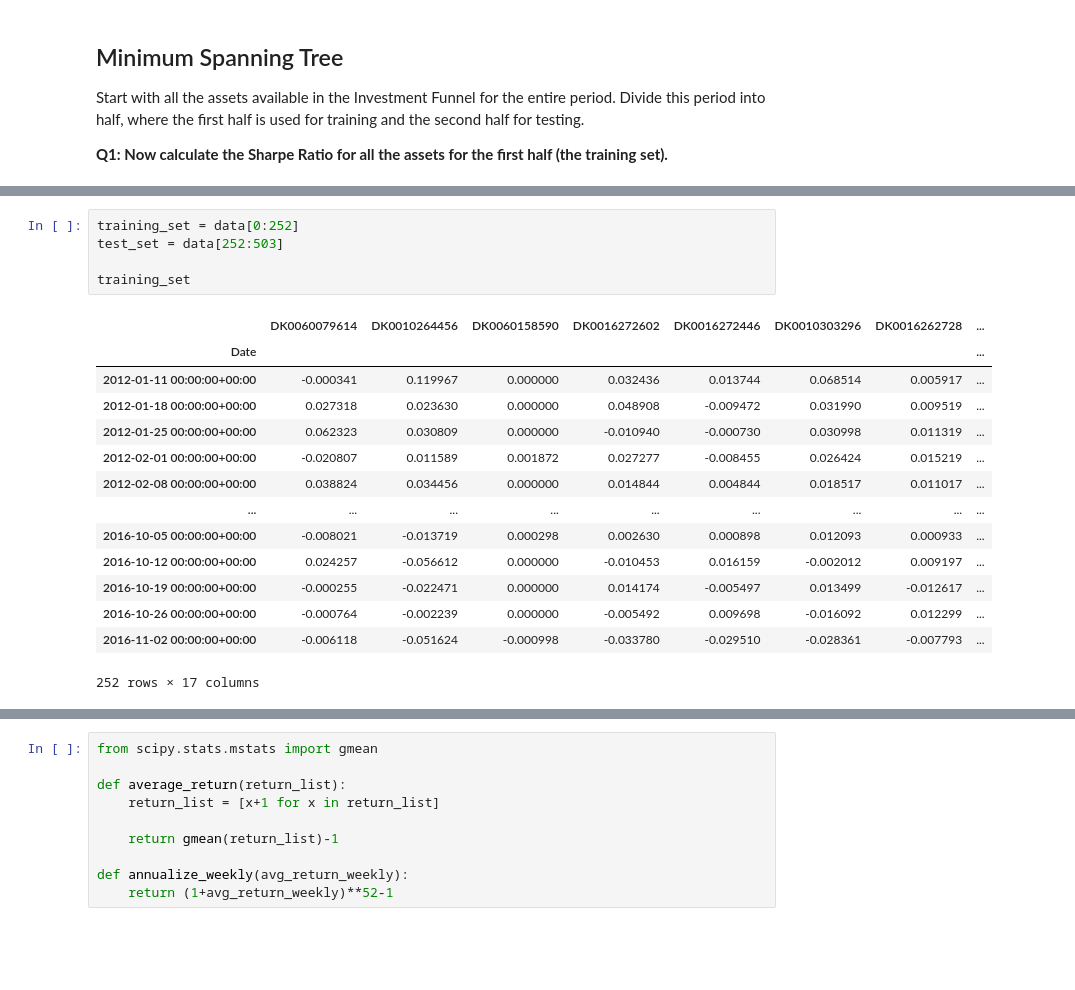
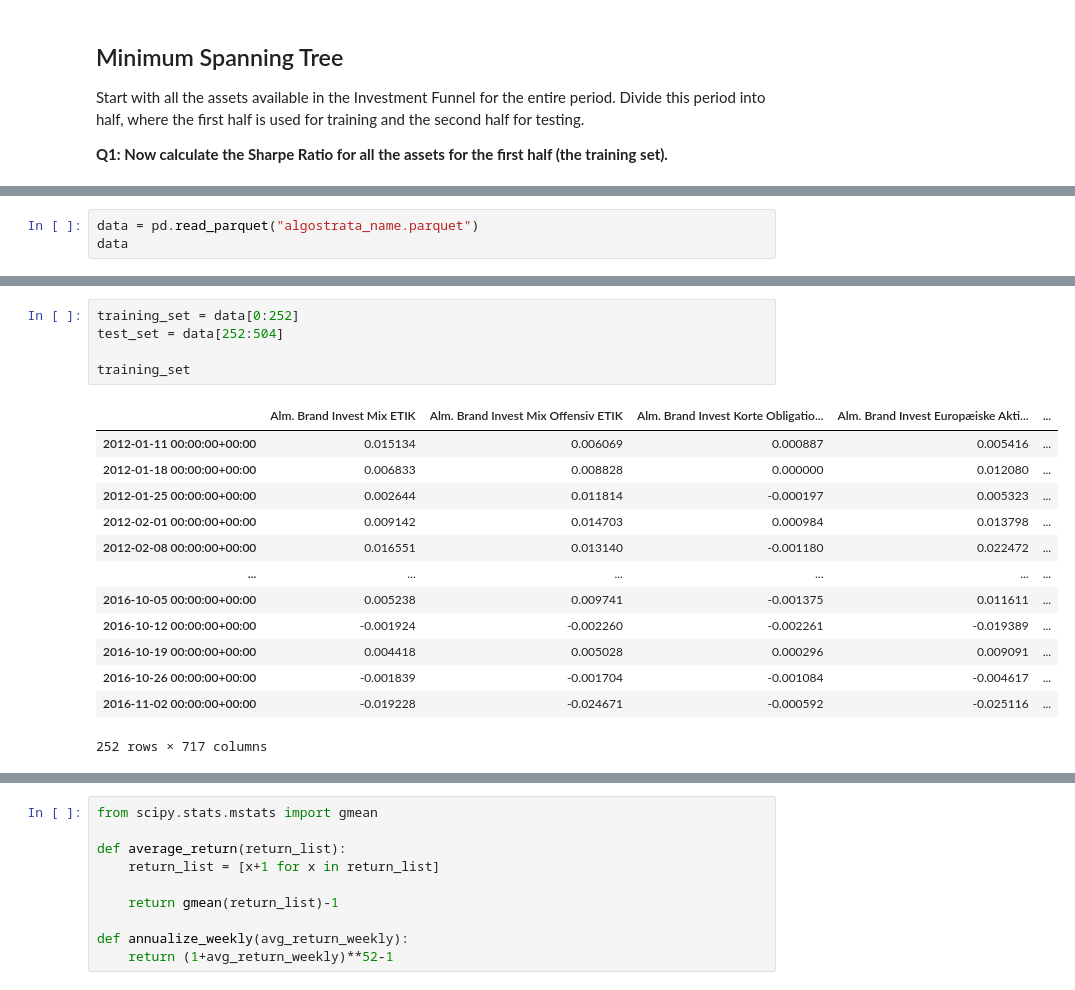
Before and after one commit to jennyjyu/financial-engineering, a Jupyter notebook: Project 3/Project 3.ipynb, the cells around one changed output, grey strips where cells are left out. Drawn from its saved outputs; the diff is of its cells as text; blank space fills up the shorter version.

```diff
--- a/Project 3/Project 3.ipynb
+++ b/Project 3/Project 3.ipynb
@@ -31,0 +15,3 @@ data
+# %%
+data = pd.read_parquet("algostrata_name.parquet")
+data
@@ -32,20 +32,19 @@ data
 # %%
 training_set = data[0:252]
-test_set = data[252:503]
+test_set = data[252:504]
 
 training_set
 # %% [output]
-|  | DK0060079614 | DK0010264456 | DK0060158590 | DK0016272602 | DK0016272446 | DK0010303296 | DK0016262728 | ... |
-| Date |  |  |  |  |  |  |  | ... |
-| 2012-01-11 00:00:00+00:00 | -0.000341 | 0.119967 | 0.000000 | 0.032436 | 0.013744 | 0.068514 | 0.005917 | ... |
-| 2012-01-18 00:00:00+00:00 | 0.027318 | 0.023630 | 0.000000 | 0.048908 | -0.009472 | 0.031990 | 0.009519 | ... |
-| 2012-01-25 00:00:00+00:00 | 0.062323 | 0.030809 | 0.000000 | -0.010940 | -0.000730 | 0.030998 | 0.011319 | ... |
-| 2012-02-01 00:00:00+00:00 | -0.020807 | 0.011589 | 0.001872 | 0.027277 | -0.008455 | 0.026424 | 0.015219 | ... |
-| 2012-02-08 00:00:00+00:00 | 0.038824 | 0.034456 | 0.000000 | 0.014844 | 0.004844 | 0.018517 | 0.011017 | ... |
-| ... | ... | ... | ... | ... | ... | ... | ... | ... |
-| 2016-10-05 00:00:00+00:00 | -0.008021 | -0.013719 | 0.000298 | 0.002630 | 0.000898 | 0.012093 | 0.000933 | ... |
-| 2016-10-12 00:00:00+00:00 | 0.024257 | -0.056612 | 0.000000 | -0.010453 | 0.016159 | -0.002012 | 0.009197 | ... |
-| 2016-10-19 00:00:00+00:00 | -0.000255 | -0.022471 | 0.000000 | 0.014174 | -0.005497 | 0.013499 | -0.012617 | ... |
-| 2016-10-26 00:00:00+00:00 | -0.000764 | -0.002239 | 0.000000 | -0.005492 | 0.009698 | -0.016092 | 0.012299 | ... |
-| 2016-11-02 00:00:00+00:00 | -0.006118 | -0.051624 | -0.000998 | -0.033780 | -0.029510 | -0.028361 | -0.007793 | ... |
+|  | Alm. Brand Invest Mix ETIK | Alm. Brand Invest Mix Offensiv ETIK | Alm. Brand Invest Korte Obligatio... | Alm. Brand Invest Europæiske Akti... | ... |
+| 2012-01-11 00:00:00+00:00 | 0.015134 | 0.006069 | 0.000887 | 0.005416 | ... |
+| 2012-01-18 00:00:00+00:00 | 0.006833 | 0.008828 | 0.000000 | 0.012080 | ... |
+| 2012-01-25 00:00:00+00:00 | 0.002644 | 0.011814 | -0.000197 | 0.005323 | ... |
+| 2012-02-01 00:00:00+00:00 | 0.009142 | 0.014703 | 0.000984 | 0.013798 | ... |
+| 2012-02-08 00:00:00+00:00 | 0.016551 | 0.013140 | -0.001180 | 0.022472 | ... |
+| ... | ... | ... | ... | ... | ... |
+| 2016-10-05 00:00:00+00:00 | 0.005238 | 0.009741 | -0.001375 | 0.011611 | ... |
+| 2016-10-12 00:00:00+00:00 | -0.001924 | -0.002260 | -0.002261 | -0.019389 | ... |
+| 2016-10-19 00:00:00+00:00 | 0.004418 | 0.005028 | 0.000296 | 0.009091 | ... |
+| 2016-10-26 00:00:00+00:00 | -0.001839 | -0.001704 | -0.001084 | -0.004617 | ... |
+| 2016-11-02 00:00:00+00:00 | -0.019228 | -0.024671 | -0.000592 | -0.025116 | ... |
-252 rows × 17 columns
+252 rows × 717 columns
```
Also changed, not shown: parts of 34 cells of this notebook, 1 other file.
